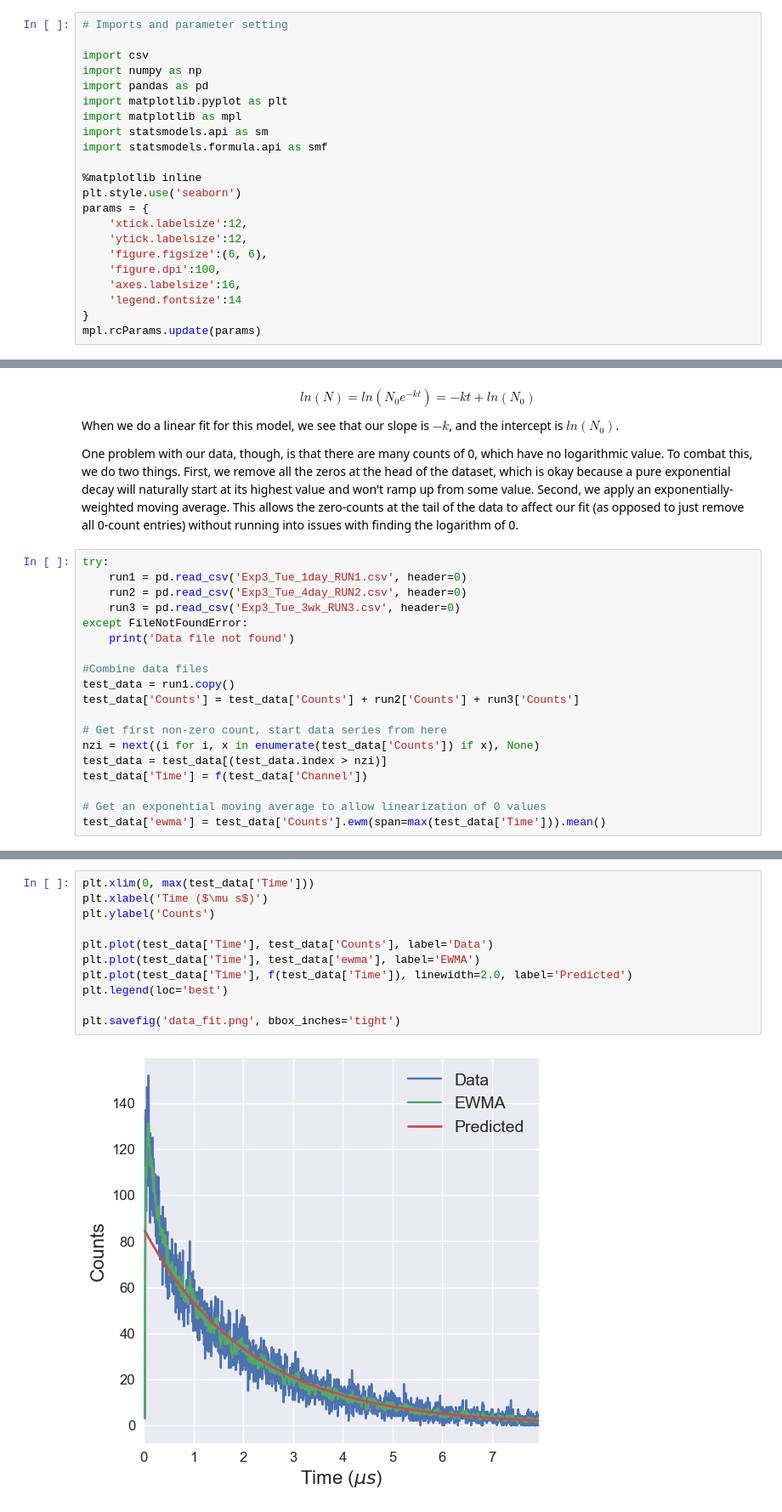
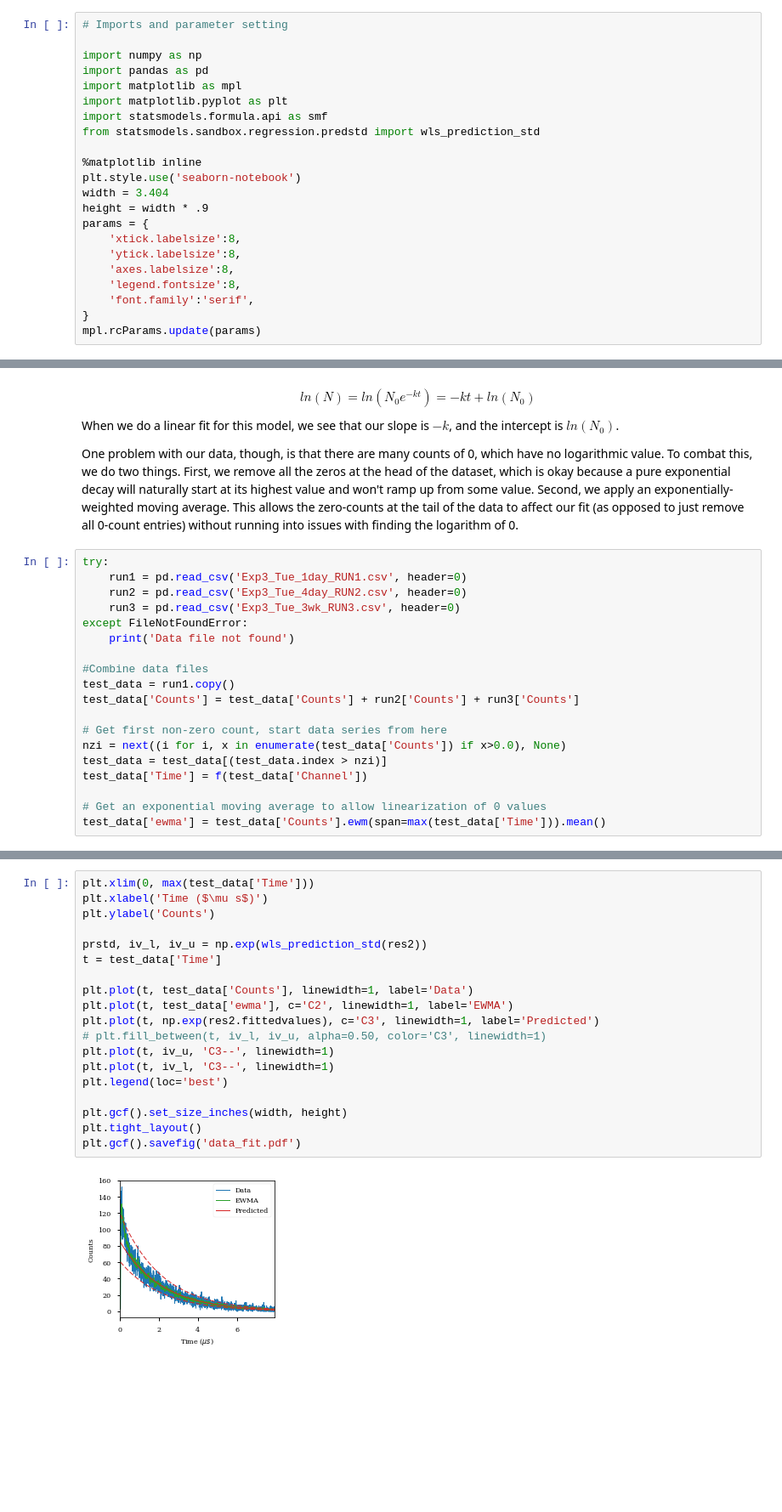
Before and after one commit to mileslucas/JupyterNotebooks, a Jupyter notebook: muon_lab.ipynb, the cells around one changed output, grey strips where cells are left out. Shown at 85% size. Drawn from its saved outputs; the diff is of its cells as text; blank space fills up the shorter version.

```diff
--- a/muon_lab.ipynb
+++ b/muon_lab.ipynb
@@ -11,23 +11,23 @@ The mean life of the muon is $\tau_0 = 1 / k$ where $k$ can be found via the fol
 # %%
 # Imports and parameter setting
 
-import csv
 import numpy as np
 import pandas as pd
+import matplotlib as mpl
 import matplotlib.pyplot as plt
-import matplotlib as mpl
-import statsmodels.api as sm
 import statsmodels.formula.api as smf
+from statsmodels.sandbox.regression.predstd import wls_prediction_std
 
 %matplotlib inline
-plt.style.use('seaborn')
+plt.style.use('seaborn-notebook')
+width = 3.404
+height = width * .9
 params = {
-    'xtick.labelsize':12,
-    'ytick.labelsize':12,
-    'figure.figsize':(6, 6),
-    'figure.dpi':100,
-    'axes.labelsize':16,
-    'legend.fontsize':14
+    'xtick.labelsize':8,
+    'ytick.labelsize':8,
+    'axes.labelsize':8,
+    'legend.fontsize':8,
+    'font.family':'serif',
 }
 mpl.rcParams.update(params)
 # %% [markdown]
@@ -96,7 +99,7 @@ test_data = run1.copy()
 test_data['Counts'] = test_data['Counts'] + run2['Counts'] + run3['Counts']
 
 # Get first non-zero count, start data series from here
-nzi = next((i for i, x in enumerate(test_data['Counts']) if x), None)
+nzi = next((i for i, x in enumerate(test_data['Counts']) if x>0.0), None)
 test_data = test_data[(test_data.index > nzi)]
 test_data['Time'] = f(test_data['Channel'])
 
@@ -131,16 +132,24 @@ Warnings:
 # %%
 plt.xlim(0, max(test_data['Time']))
 plt.xlabel('Time ($\mu s$)')
 plt.ylabel('Counts')
 
-plt.plot(test_data['Time'], test_data['Counts'], label='Data')
-plt.plot(test_data['Time'], test_data['ewma'], label='EWMA')
-plt.plot(test_data['Time'], f(test_data['Time']), linewidth=2.0, label='Predicted')
+prstd, iv_l, iv_u = np.exp(wls_prediction_std(res2))
+t = test_data['Time']
+
+plt.plot(t, test_data['Counts'], linewidth=1, label='Data')
+plt.plot(t, test_data['ewma'], c='C2', linewidth=1, label='EWMA')
+plt.plot(t, np.exp(res2.fittedvalues), c='C3', linewidth=1, label='Predicted')
+# plt.fill_between(t, iv_l, iv_u, alpha=0.50, color='C3', linewidth=1)
+plt.plot(t, iv_u, 'C3--', linewidth=1)
+plt.plot(t, iv_l, 'C3--', linewidth=1)
 plt.legend(loc='best')
 
-plt.savefig('data_fit.png', bbox_inches='tight')
+plt.gcf().set_size_inches(width, height)
+plt.tight_layout()
+plt.gcf().savefig('data_fit.pdf')
 # %% [output]
-[figure, old version]
+[figure, new version]
 # %%
 actual = 2.22
 error = np.abs(actual - c) / actual * 100
```
Also changed, not shown: parts of 4 cells of this notebook, 2 other files.
